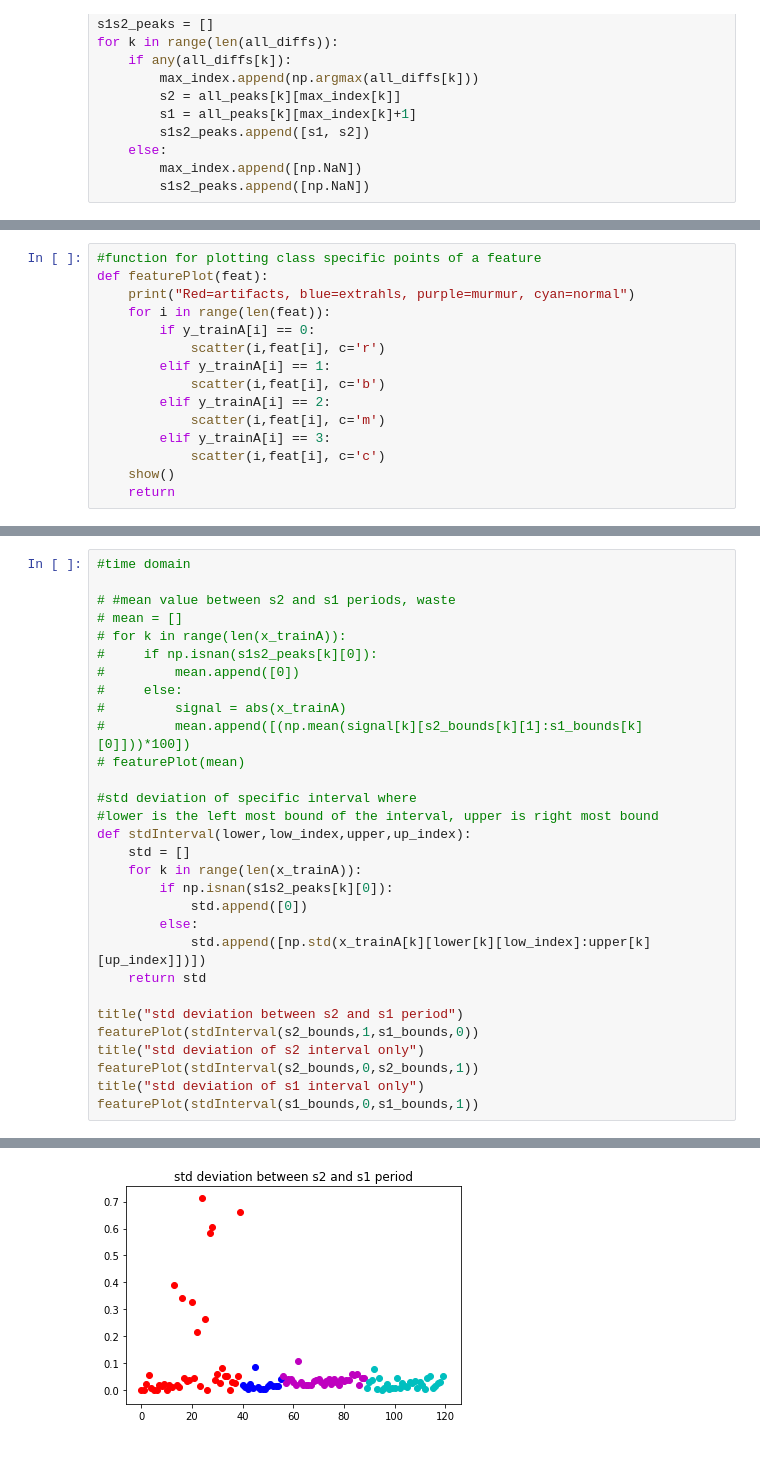
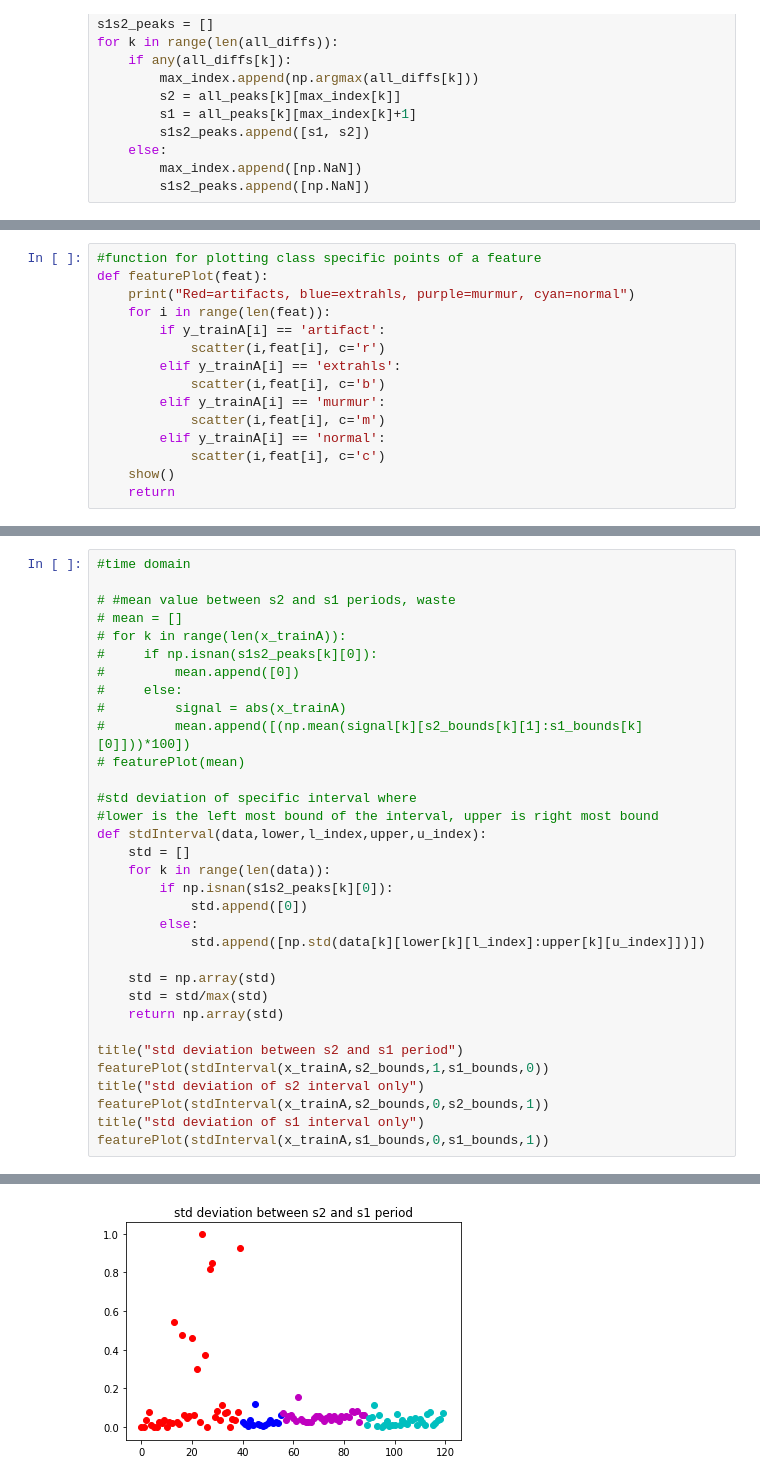
Before and after one commit to lindawangg/Classifying-Heartbeats, a Jupyter notebook: classifying_heartbeats.ipynb, the cells around one changed output, grey strips where cells are left out. Drawn from its saved outputs; the diff is of its cells as text.

Commit message:
Fixed StdInterval(), Added freqInterval(), stdFreq()
Add data input argument into StdInterval Function so you can specify
which data to use. Added new std. deviation of S1 in frequency domain
feature

```diff
--- a/classifying_heartbeats.ipynb
+++ b/classifying_heartbeats.ipynb
@@ -366,13 +360,13 @@ for k in range(len(all_peaks)):
 def featurePlot(feat):
     print("Red=artifacts, blue=extrahls, purple=murmur, cyan=normal")
     for i in range(len(feat)):
-        if y_trainA[i] == 0:
+        if y_trainA[i] == 'artifact':
             scatter(i,feat[i], c='r')
-        elif y_trainA[i] == 1:
+        elif y_trainA[i] == 'extrahls':
             scatter(i,feat[i], c='b')
-        elif y_trainA[i] == 2:
+        elif y_trainA[i] == 'murmur':
             scatter(i,feat[i], c='m')
-        elif y_trainA[i] == 3:
+        elif y_trainA[i] == 'normal':
             scatter(i,feat[i], c='c')
     show()
     return
@@ -391,34 +388,37 @@ featurePlot(power)
 # %%
 #time domain
 
 # #mean value between s2 and s1 periods, waste
 # mean = []
 # for k in range(len(x_trainA)):
 #     if np.isnan(s1s2_peaks[k][0]):
 #         mean.append([0])
 #     else:
 #         signal = abs(x_trainA)
 #         mean.append([(np.mean(signal[k][s2_bounds[k][1]:s1_bounds[k][0]]))*100])
 # featurePlot(mean)
 
 #std deviation of specific interval where
 #lower is the left most bound of the interval, upper is right most bound
-def stdInterval(lower,low_index,upper,up_index):
+def stdInterval(data,lower,l_index,upper,u_index):
     std = []
-    for k in range(len(x_trainA)):
+    for k in range(len(data)):
         if np.isnan(s1s2_peaks[k][0]):
             std.append([0])
         else:
-            std.append([np.std(x_trainA[k][lower[k][low_index]:upper[k][up_index]])])
-    return std
+            std.append([np.std(data[k][lower[k][l_index]:upper[k][u_index]])])
+
+    std = np.array(std)
+    std = std/max(std)
+    return np.array(std)
 
 title("std deviation between s2 and s1 period")
-featurePlot(stdInterval(s2_bounds,1,s1_bounds,0))
+featurePlot(stdInterval(x_trainA,s2_bounds,1,s1_bounds,0))
 title("std deviation of s2 interval only")
-featurePlot(stdInterval(s2_bounds,0,s2_bounds,1))
+featurePlot(stdInterval(x_trainA,s2_bounds,0,s2_bounds,1))
 title("std deviation of s1 interval only")
-featurePlot(stdInterval(s1_bounds,0,s1_bounds,1))
+featurePlot(stdInterval(x_trainA,s1_bounds,0,s1_bounds,1))
 # %% [output]
 Red=artifacts, blue=extrahls, purple=murmur, cyan=normal
-[figure, old version]
+[figure, new version]
 Red=artifacts, blue=extrahls, purple=murmur, cyan=normal
```
Also changed, not shown: parts of 10 cells of this notebook.
